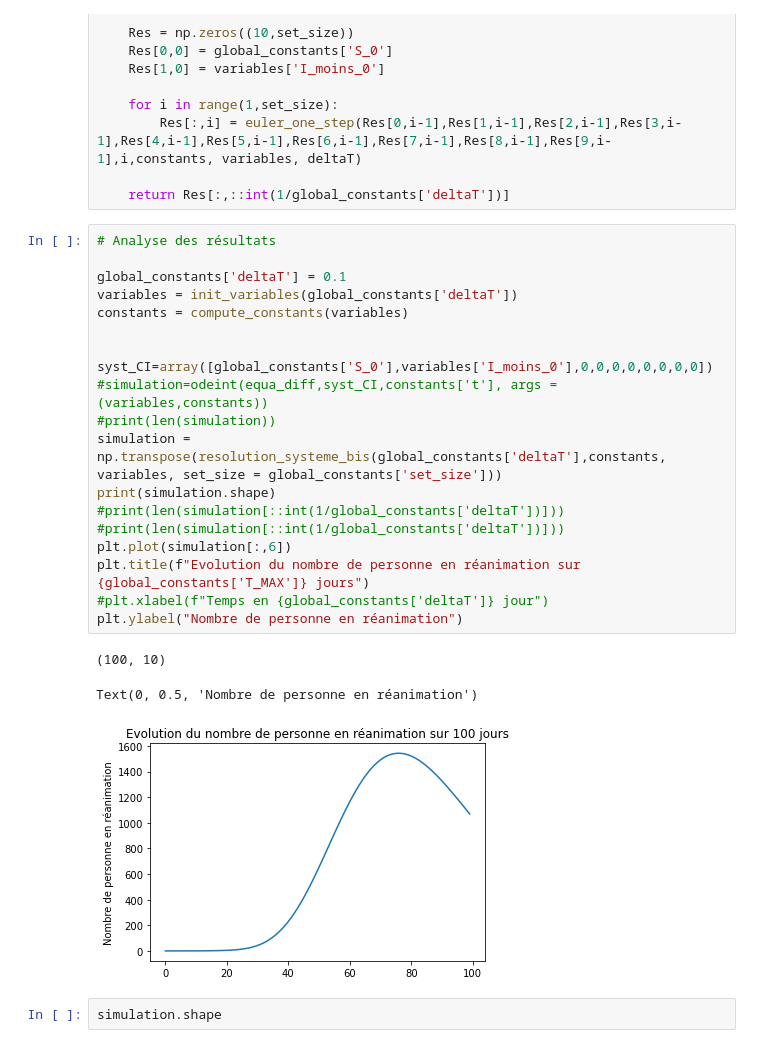
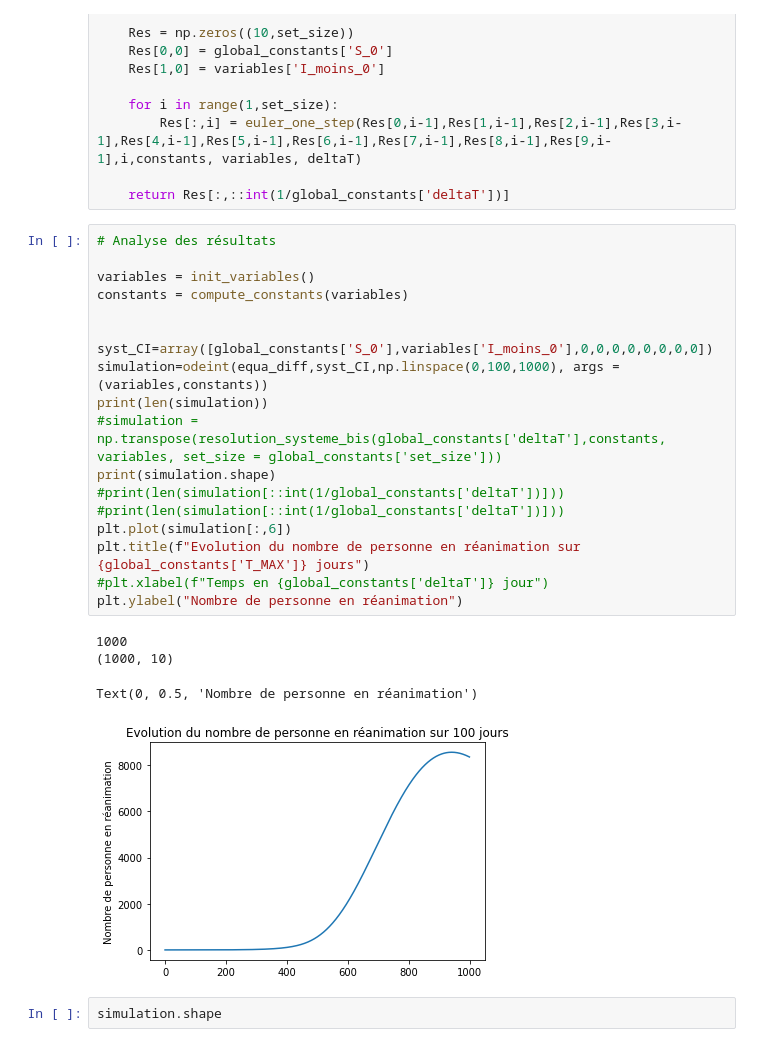
Before and after one commit to SwannChelly/MAP568, a Jupyter notebook: src/Project.ipynb, the cells around one changed output. Cells and saved outputs as stored; diff of their text form.

```diff
--- a/src/Project.ipynb
+++ b/src/Project.ipynb
@@ -120,26 +120,26 @@ def resolution_systeme_bis(deltaT,constants, variables, set_size = global_consta
 # %%
 # Analyse des résultats
 
-global_constants['deltaT'] = 0.1
-variables = init_variables(global_constants['deltaT'])
+variables = init_variables()
 constants = compute_constants(variables)
 
 
 syst_CI=array([global_constants['S_0'],variables['I_moins_0'],0,0,0,0,0,0,0,0])
-#simulation=odeint(equa_diff,syst_CI,constants['t'], args = (variables,constants))
-#print(len(simulation))
-simulation = np.transpose(resolution_systeme_bis(global_constants['deltaT'],constants, variables, set_size = global_constants['set_size']))
+simulation=odeint(equa_diff,syst_CI,np.linspace(0,100,1000), args = (variables,constants))
+print(len(simulation))
+#simulation = np.transpose(resolution_systeme_bis(global_constants['deltaT'],constants, variables, set_size = global_constants['set_size']))
 print(simulation.shape)
 #print(len(simulation[::int(1/global_constants['deltaT'])]))
 #print(len(simulation[::int(1/global_constants['deltaT'])]))
 plt.plot(simulation[:,6])
 plt.title(f"Evolution du nombre de personne en réanimation sur {global_constants['T_MAX']} jours")
 #plt.xlabel(f"Temps en {global_constants['deltaT']} jour")
 plt.ylabel("Nombre de personne en réanimation")
 # %% [output]
-(100, 10)
+1000
+(1000, 10)
 Text(0, 0.5, 'Nombre de personne en réanimation')
-[figure, old version]
+[figure, new version]
 # %%
 simulation.shape
 # %% [output]
```
Also changed, not shown: parts of 16 cells of this notebook, 4 other files.
